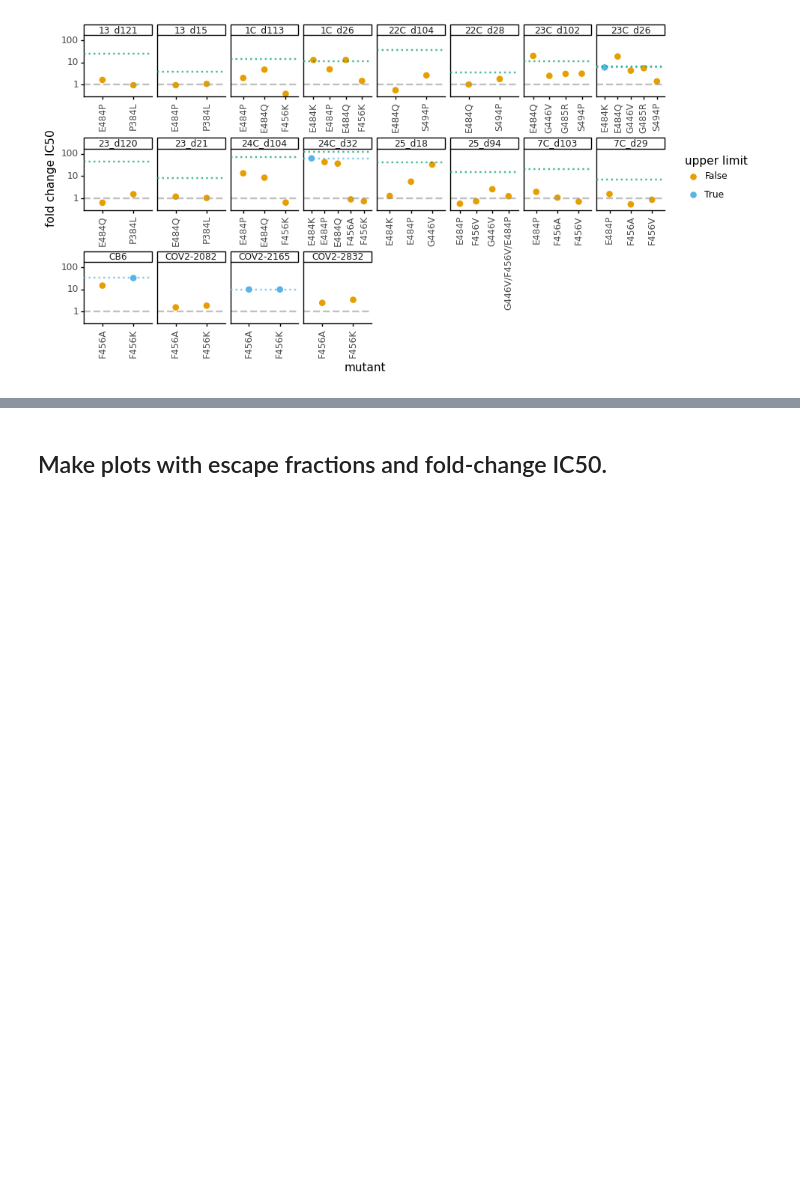
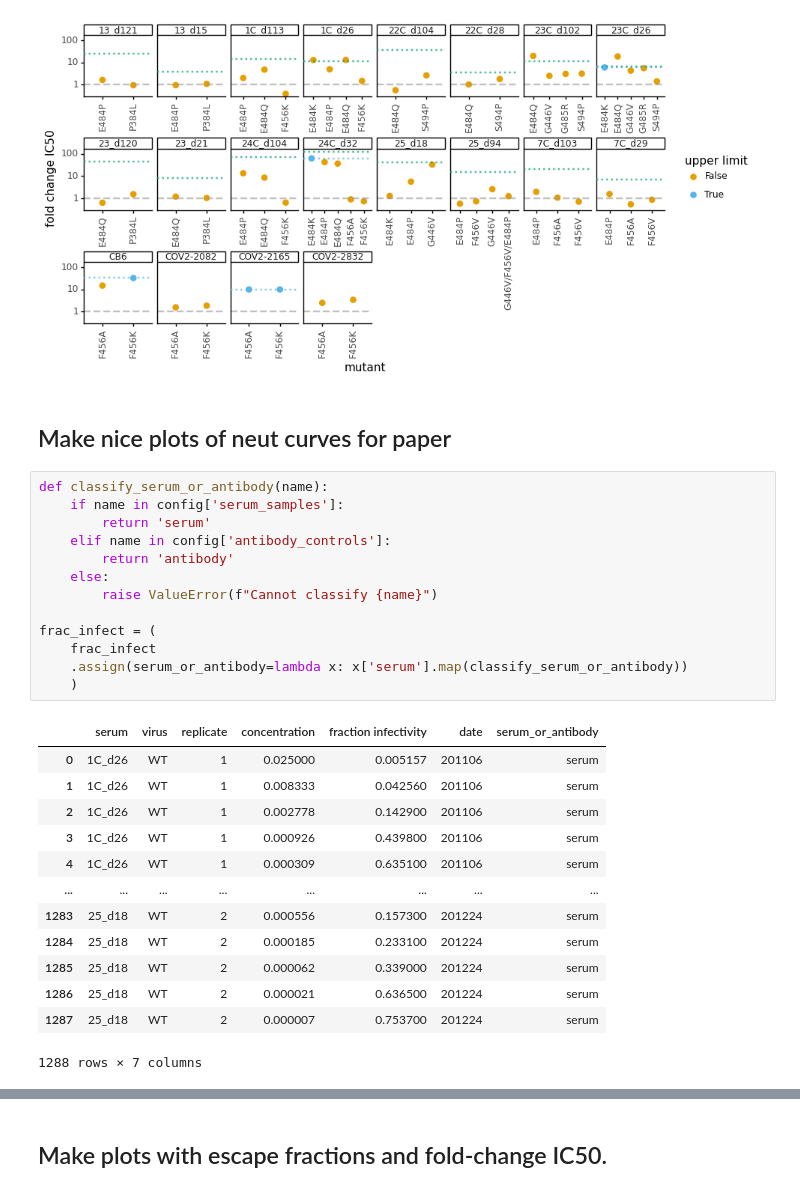
Before and after one commit to jbloomlab/SARS-CoV-2-RBD_MAP_HAARVI_sera, a Jupyter notebook: experimental_validations/mutant_neuts.ipynb, the cells around one changed output, grey strips where cells are left out. Cells and saved outputs as stored; diff of their text form; blank space fills up the shorter version.

Commit message:
start making neut curves for validations

```diff
--- a/experimental_validations/mutant_neuts.ipynb
+++ b/experimental_validations/mutant_neuts.ipynb
@@ -394,3 +394,32 @@ p.save(plotfile, verbose=False)
 # %% [output]
 Saving to results/mutant_neuts_results//fold_change_IC50.pdf
 [figure]
+# %% [markdown]
+## Make nice plots of neut curves for paper
+# %%
+def classify_serum_or_antibody(name):
+    if name in config['serum_samples']:
+        return 'serum'
+    elif name in config['antibody_controls']:
+        return 'antibody'
+    else:
+        raise ValueError(f"Cannot classify {name}")
+
+frac_infect = (
+    frac_infect
+    .assign(serum_or_antibody=lambda x: x['serum'].map(classify_serum_or_antibody))
+    )
+# %% [output]
+|  | serum | virus | replicate | concentration | fraction infectivity | date | serum_or_antibody |
+| 0 | 1C_d26 | WT | 1 | 0.025000 | 0.005157 | 201106 | serum |
+| 1 | 1C_d26 | WT | 1 | 0.008333 | 0.042560 | 201106 | serum |
+| 2 | 1C_d26 | WT | 1 | 0.002778 | 0.142900 | 201106 | serum |
+| 3 | 1C_d26 | WT | 1 | 0.000926 | 0.439800 | 201106 | serum |
+| 4 | 1C_d26 | WT | 1 | 0.000309 | 0.635100 | 201106 | serum |
+| ... | ... | ... | ... | ... | ... | ... | ... |
+| 1283 | 25_d18 | WT | 2 | 0.000556 | 0.157300 | 201224 | serum |
+| 1284 | 25_d18 | WT | 2 | 0.000185 | 0.233100 | 201224 | serum |
+| 1285 | 25_d18 | WT | 2 | 0.000062 | 0.339000 | 201224 | serum |
+| 1286 | 25_d18 | WT | 2 | 0.000021 | 0.636500 | 201224 | serum |
+| 1287 | 25_d18 | WT | 2 | 0.000007 | 0.753700 | 201224 | serum |
+1288 rows × 7 columns
```
Also changed, not shown: parts of 3 cells of this notebook.
